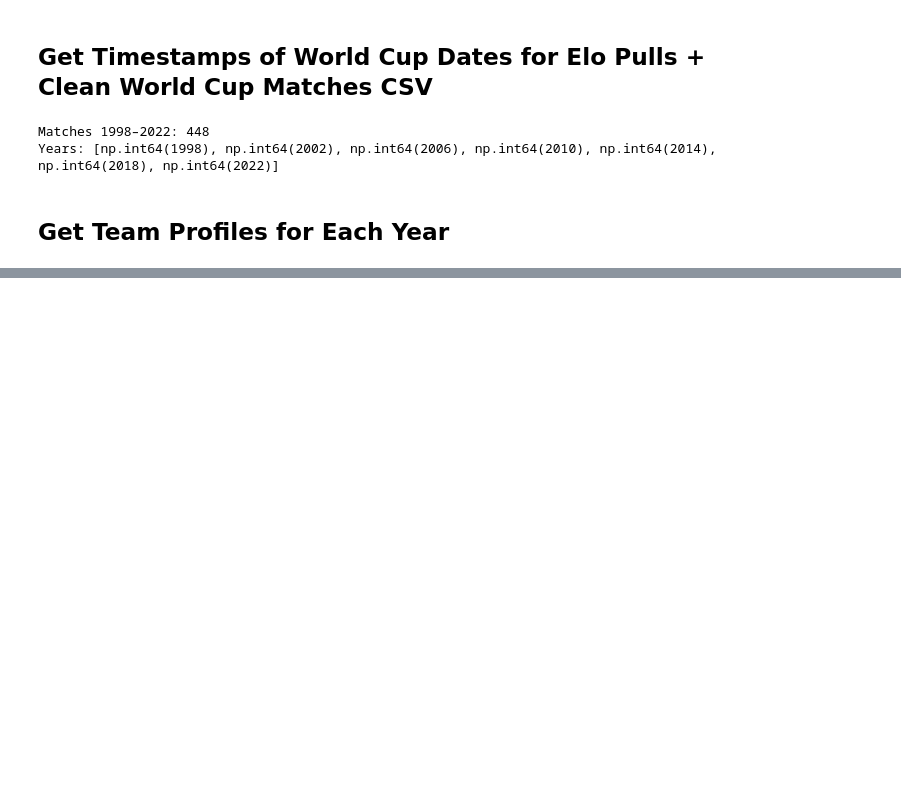
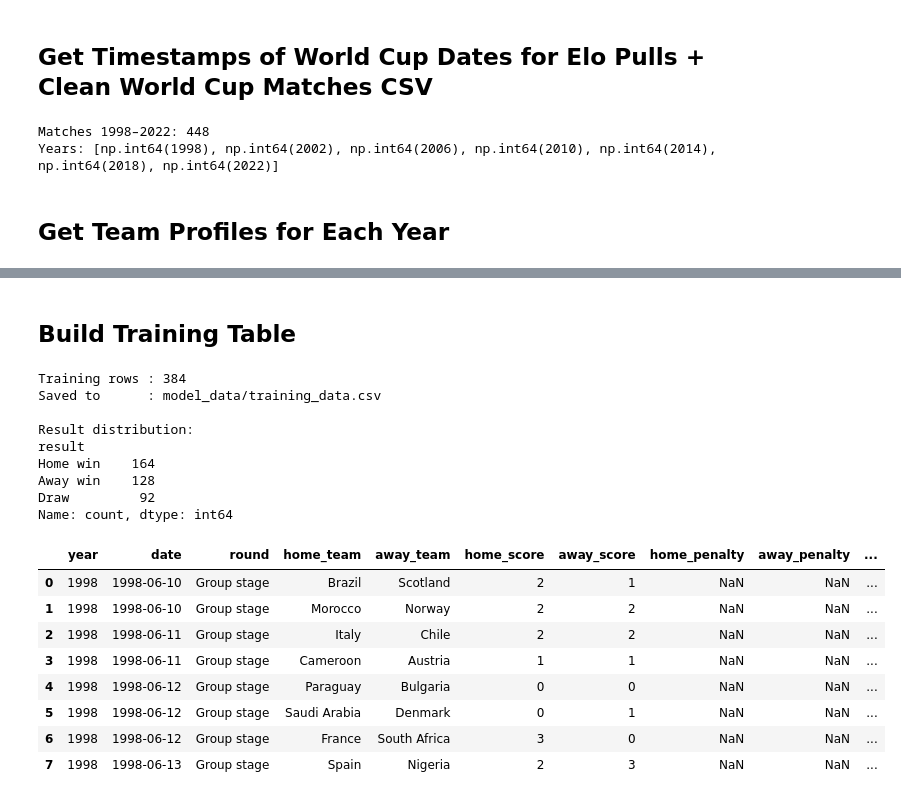
Before and after one commit to StefanIlic1/world-cup-predictions, a Jupyter notebook: src/02_functions_and_data.ipynb, the cells around one changed output, grey strips where cells are left out. Drawn from its saved outputs; the diff is of its cells as text; code cells hidden in the pictures; blank space fills up the shorter version.

```diff
--- a/src/02_training_data.ipynb
+++ b/src/02_functions_and_data.ipynb
@@ -24,6 +24,7 @@ import matplotlib.pyplot as plt
 from pathlib import Path
 
 OUTPUT_DIR = Path('output')
+MODEL_OUTPUT_DIR = Path('model_data')
 
 results  = pd.read_csv(OUTPUT_DIR / 'results_clean.csv', parse_dates=['date'])
 recent_elo   = pd.read_csv(OUTPUT_DIR / 'recent_elo_clean.csv', parse_dates=['date'])
@@ -408,0 +410,68 @@ team_profiles.head(32)
+# %% [markdown]
+## Build Training Table
+# %%
+profiles = team_profiles.set_index(['team', 'year']) # type: ignore
+
+train_matches = wc_matches[wc_matches['year'] <= 2018].copy()
+
+def lookup(team, year, col):
+    try:
+        return profiles.loc[(team, year), col]
+    except KeyError:
+        return np.nan
+
+for side, team_col in [('home', 'home_team'), ('away', 'away_team')]:
+    train_matches[f'{side}_elo']       = train_matches.apply(lambda r, c=team_col: lookup(r[c], r['year'], 'elo'),              axis=1)
+    train_matches[f'{side}_form']      = train_matches.apply(lambda r, c=team_col: lookup(r[c], r['year'], 'form'),             axis=1)
+    train_matches[f'{side}_comp_form'] = train_matches.apply(lambda r, c=team_col: lookup(r[c], r['year'], 'competitive_form'), axis=1)
+
+# Result label from 90-min score: 1 = home win, 0 = draw, -1 = away win
+def result_label(row):
+    if row['home_score'] > row['away_score']:   return 1
+    elif row['home_score'] < row['away_score']: return -1
+    else:                                       return 0
+
+train_matches['result'] = train_matches.apply(result_label, axis=1)
+
+TRAINING_COLS = [
+    'year', 'date', 'round',
+    'home_team', 'away_team',
+    'home_score', 'away_score',
+    'home_penalty', 'away_penalty',
+    'home_elo', 'away_elo',
+    'home_form', 'away_form',
+    'home_comp_form', 'away_comp_form',
+    'result',
+]
+
+training_data = train_matches[TRAINING_COLS].reset_index(drop=True)
+
+output_path = MODEL_OUTPUT_DIR / 'training_data.csv'
+output_path.parent.mkdir(exist_ok=True)
+training_data.to_csv(output_path, index=False)
+
+print(f'Training rows : {len(training_data)}')
+print(f'Saved to      : {output_path}')
+print(f'\nResult distribution:')
+print(training_data['result'].value_counts().rename({1: 'Home win', 0: 'Draw', -1: 'Away win'}))
+print()
+training_data.head(8)
+# %% [output]
+Training rows : 384
+Saved to      : model_data/training_data.csv
+
+Result distribution:
+result
+Home win    164
+Away win    128
+Draw         92
+Name: count, dtype: int64
+|  | year | date | round | home_team | away_team | home_score | away_score | home_penalty | away_penalty | ... |
+| 0 | 1998 | 1998-06-10 | Group stage | Brazil | Scotland | 2 | 1 | NaN | NaN | ... |
+| 1 | 1998 | 1998-06-10 | Group stage | Morocco | Norway | 2 | 2 | NaN | NaN | ... |
+| 2 | 1998 | 1998-06-11 | Group stage | Italy | Chile | 2 | 2 | NaN | NaN | ... |
+| 3 | 1998 | 1998-06-11 | Group stage | Cameroon | Austria | 1 | 1 | NaN | NaN | ... |
+| 4 | 1998 | 1998-06-12 | Group stage | Paraguay | Bulgaria | 0 | 0 | NaN | NaN | ... |
+| 5 | 1998 | 1998-06-12 | Group stage | Saudi Arabia | Denmark | 0 | 1 | NaN | NaN | ... |
+| 6 | 1998 | 1998-06-12 | Group stage | France | South Africa | 3 | 0 | NaN | NaN | ... |
+| 7 | 1998 | 1998-06-13 | Group stage | Spain | Nigeria | 2 | 3 | NaN | NaN | ... |
```
Also changed, not shown: parts of 3 cells of this notebook, 3 other files.
